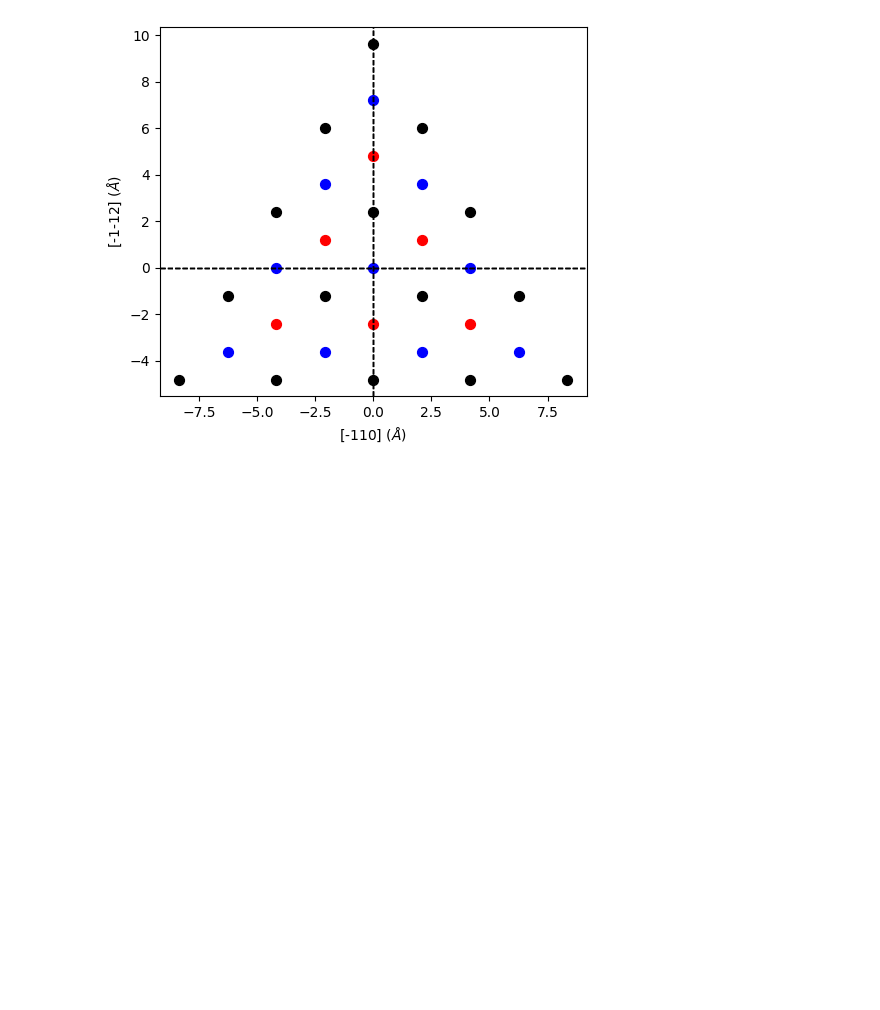
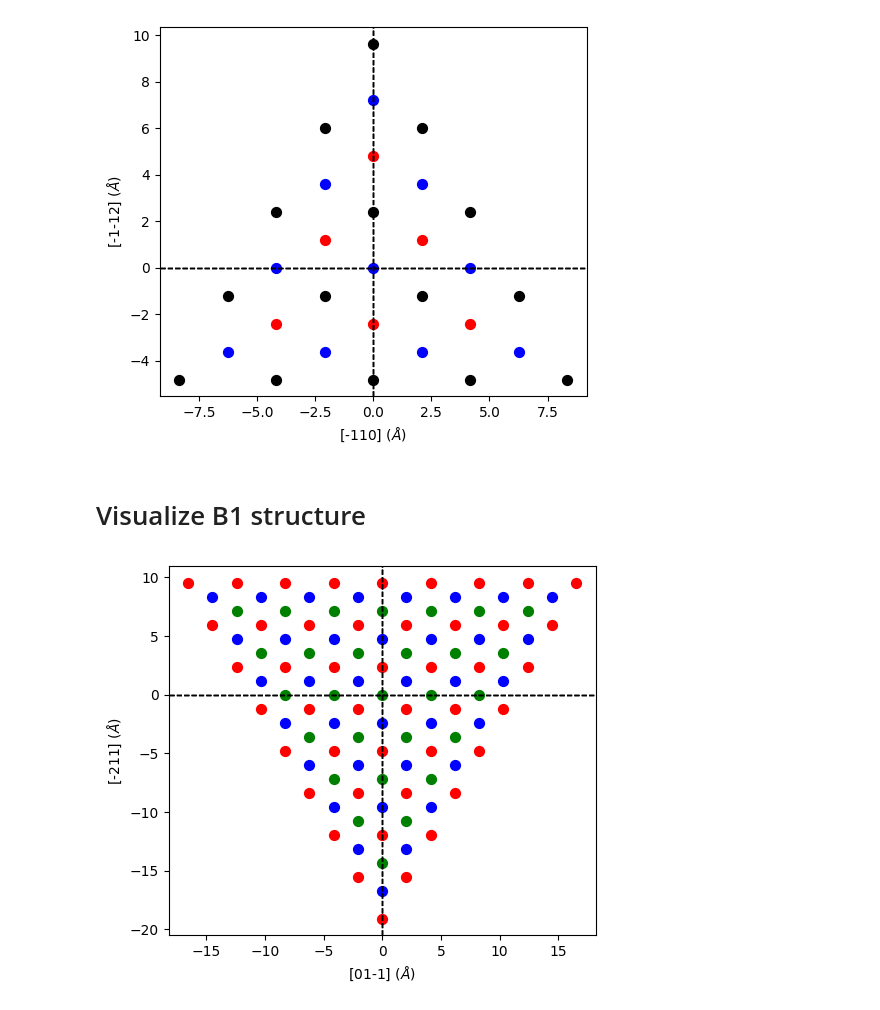
Before and after one commit to ymzhang0/aiida-dislocation, a Jupyter notebook: src/aiida_dislocation/examples/test_cut.ipynb, the cells around one changed output. Saved outputs shown, nothing was run; the diff lists cells and outputs as text; code cells hidden in the pictures; blank space fills up the shorter version.

```diff
--- a/src/aiida_dislocation/examples/test_cut.ipynb
+++ b/src/aiida_dislocation/examples/test_cut.ipynb
@@ -110,3 +112,56 @@ plot_layer(ase_atom, l[4][1], ax, slipping_system['a'], slipping_system['b'], 'b
 plt.show()
 # %% [output]
 [figure]
+# %% [markdown]
+# Visualize B1 structure
+# %%
+ase_atom = read('./structures/cif/mpds-S1605628-AsTe-225-B1.cif', format='cif')
+P = numpy.array([
+    [10, 0, 0],
+    [0, 10, 0],
+    [0, 0, 10],
+])
+
+slipping_systems = {
+    '100': {
+        'cut_plane': [1, 1, -1],
+        'a': [-1, 1, 1],
+        'b': [1, -1, 1],
+    },
+    '110': {
+        'cut_plane': [1, 0, 0],
+        'a': [0, 1, -1],
+        'b': [-1, 1, 1],
+    },
+    '111': {
+        'cut_plane': [1, 1, 1],
+        'a': [0, 1, -1],
+        'b': [-2, 1, 1],
+        },
+    }
+
+slipping_system = slipping_systems['111']
+
+grouped_by_plane = group_by_plane(ase_atom, P, slipping_system['cut_plane'])
+
+from matplotlib import pyplot as plt
+
+l = list(grouped_by_plane.items())
+fig, ax = plt.subplots()
+
+# plot_layer(ase_atom, l[4][1], ax, slipping_system['a'], slipping_system['b'], 'red', 'As')
+plot_layer(ase_atom, l[13][1], ax, slipping_system['a'], slipping_system['b'], 'green', 'As')
+plot_layer(ase_atom, l[15][1], ax, slipping_system['a'], slipping_system['b'], 'blue', 'As')
+plot_layer(ase_atom, l[17][1], ax, slipping_system['a'], slipping_system['b'], 'red', 'As')
+# plot_layer(ase_atom, l[11][1], ax, slipping_system['a'], slipping_system['b'], 'red', 'As')
+# plot_layer(ase_atom, l[8][1], ax, slipping_system['a'], slipping_system['b'], 'green', 'As')
+# plot_layer(ase_atom, l[5][1], ax, slipping_system['a'], slipping_system['b'], 'black', 'Te')
+# plot_layer(ase_atom, l[4][1], ax, slipping_system['a'], slipping_system['b'], 'black', 'AsTe')
+# plot_layer(ase_atom, l[5][1], ax, slipping_system['a'], slipping_system['b'], 'cyan', 'V')
+# plot_layer(ase_atom, l[9][1], ax, slipping_system['a'], slipping_system['b'], 'cyan', 'V')
+# plot_layer(l[6][1], ax, a, b, 'black', 'Al')
+# plot_layer(l[7][1], ax, a, b, 'blue', 'Al')
+# plot_layer(l[8][1], ax, a, b, 'cyan', 'Al')
+plt.show()
+# %% [output]
+[figure, added]
```
Also changed, not shown: parts of 1 cell of this notebook, 7 other files.
